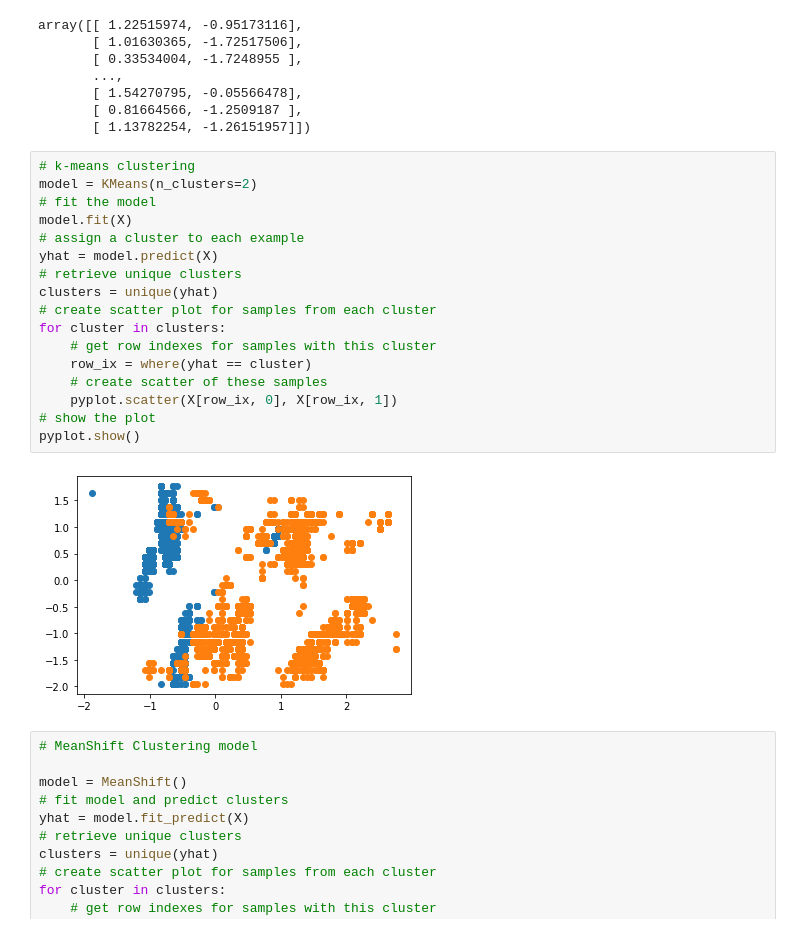
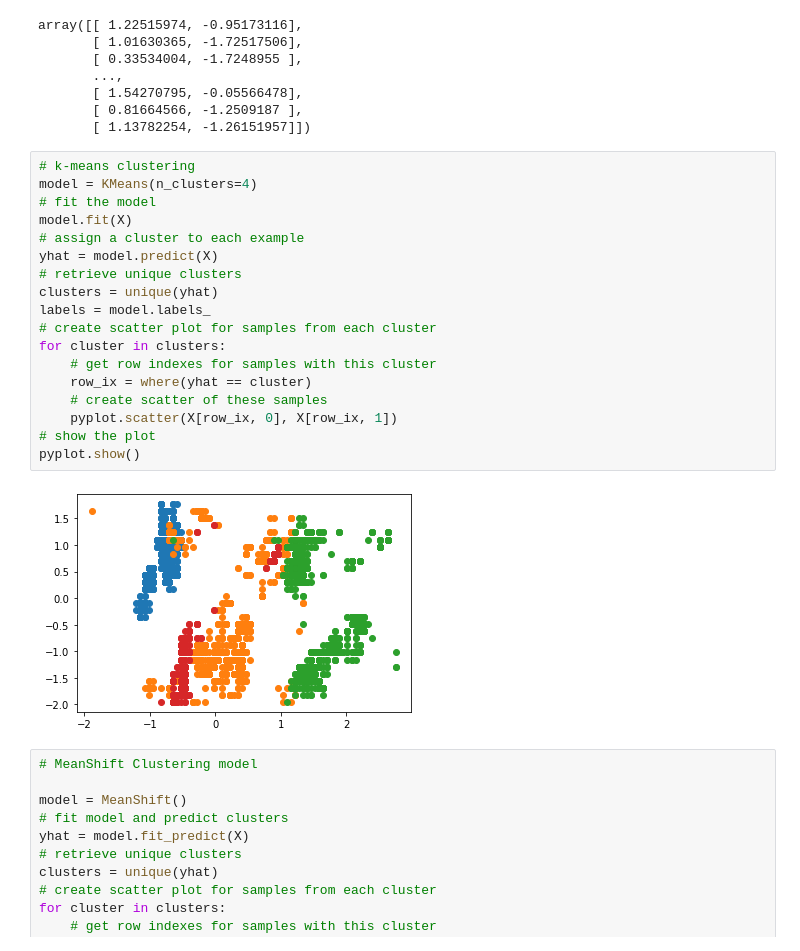
Before and after one commit to coy17a/2020DUCdatathon, a Jupyter notebook: DUC Wells Identification/Clustering_AL1.ipynb, the cells around one changed output. Cells and saved outputs as stored; diff of their text form.

```diff
--- a/DUC Wells Identification/Clustering_AL1.ipynb
+++ b/DUC Wells Identification/Clustering_AL1.ipynb
@@ -85,23 +81,24 @@ array([[ 1.22515974, -0.95173116],
        [ 1.13782254, -1.26151957]])
 # %%
 # k-means clustering
-model = KMeans(n_clusters=2)
+model = KMeans(n_clusters=4)
 # fit the model
 model.fit(X)
 # assign a cluster to each example
 yhat = model.predict(X)
 # retrieve unique clusters
 clusters = unique(yhat)
+labels = model.labels_
 # create scatter plot for samples from each cluster
 for cluster in clusters:
 	# get row indexes for samples with this cluster
 	row_ix = where(yhat == cluster)
 	# create scatter of these samples
 	pyplot.scatter(X[row_ix, 0], X[row_ix, 1])
 # show the plot
 pyplot.show()
 # %% [output]
-[figure, old version]
+[figure, new version]
 # %%
 # MeanShift Clustering model
 
```
Also changed, not shown: parts of 6 cells of this notebook, 19 other files.
